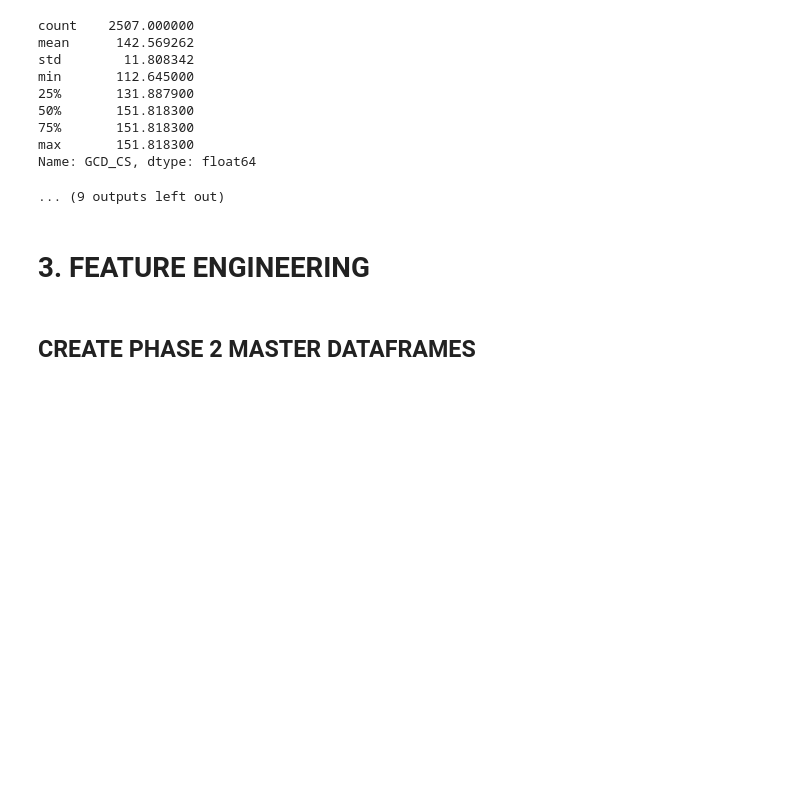
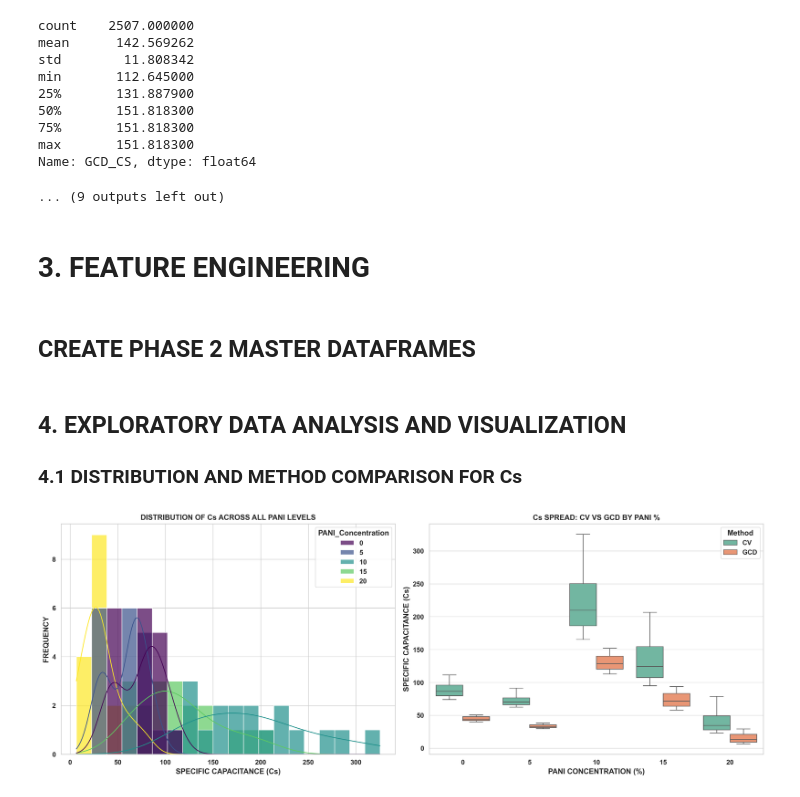
Before and after one commit to DaRkSouL36/CHARGESCOPE-AI, a Jupyter notebook: NOTEBOOKS/PANI/NOTEBOOK[1].ipynb, the cells around one changed output. Cells and saved outputs as stored; diff of their text form; code cells hidden in the pictures; blank space fills up the shorter version.

Commit message:
DISTRIBUTION AND METHOD COMPARISON FOR Cs

```diff
--- a/NOTEBOOKS/PANI/NOTEBOOK[1].ipynb
+++ b/NOTEBOOKS/PANI/NOTEBOOK[1].ipynb
@@ -406,3 +406,42 @@ master_gcd_df = pd.concat([engineered_vault[c]['GCD'] for c in pani_levels], ign
 
 # SETTING GLOBAL SEABORN STYLE FOR ACADEMIC VISUALS
 sns.set_theme(style="whitegrid", context="paper", font_scale=1.2)
+# %% [markdown]
+## 4. EXPLORATORY DATA ANALYSIS AND VISUALIZATION
+
+### 4.1 DISTRIBUTION AND METHOD COMPARISON FOR Cs
+# %%
+def plot_master_distributions(cv_df: pd.DataFrame, gcd_df: pd.DataFrame):
+    """
+    VISUALIZES THE DISTRIBUTION AND SPREAD OF Cs ACROSS CONCENTRATIONS.
+    """
+    # ADD METHOD FLAGS FOR EASY COMBINED PLOTTING
+    cv_temp = cv_df.copy()
+    cv_temp['Method'] = 'CV'
+    gcd_temp = gcd_df.copy()
+    gcd_temp['Method'] = 'GCD'
+
+    combined_df = pd.concat([cv_temp, gcd_temp], ignore_index=True)
+
+    fig, axes = plt.subplots(1, 2, figsize=(16, 6), dpi=300)
+
+    # HISTOGRAM: DISTRIBUTION BY PANI CONCENTRATION
+    sns.histplot(data=combined_df, x='Cs', hue='PANI_Concentration', kde=True,
+                 palette='viridis', bins=20, alpha=0.7, ax=axes[0])
+    axes[0].set_title('DISTRIBUTION OF Cs ACROSS ALL PANI LEVELS', fontweight='bold')
+    axes[0].set_xlabel('SPECIFIC CAPACITANCE (Cs)')
+    axes[0].set_ylabel('FREQUENCY')
+
+    # BOXPLOT: SPREAD COMPARISON BY METHOD AND CONCENTRATION
+    sns.boxplot(data=combined_df, x='PANI_Concentration', y='Cs', hue='Method',
+                palette='Set2', ax=axes[1])
+    axes[1].set_title('Cs SPREAD: CV VS GCD BY PANI %', fontweight='bold')
+    axes[1].set_xlabel('PANI CONCENTRATION (%)')
+    axes[1].set_ylabel('SPECIFIC CAPACITANCE (Cs)')
+
+    plt.tight_layout()
+    plt.show()
+
+plot_master_distributions(master_cv_df, master_gcd_df)
+# %% [output]
+[figure, added]
```
